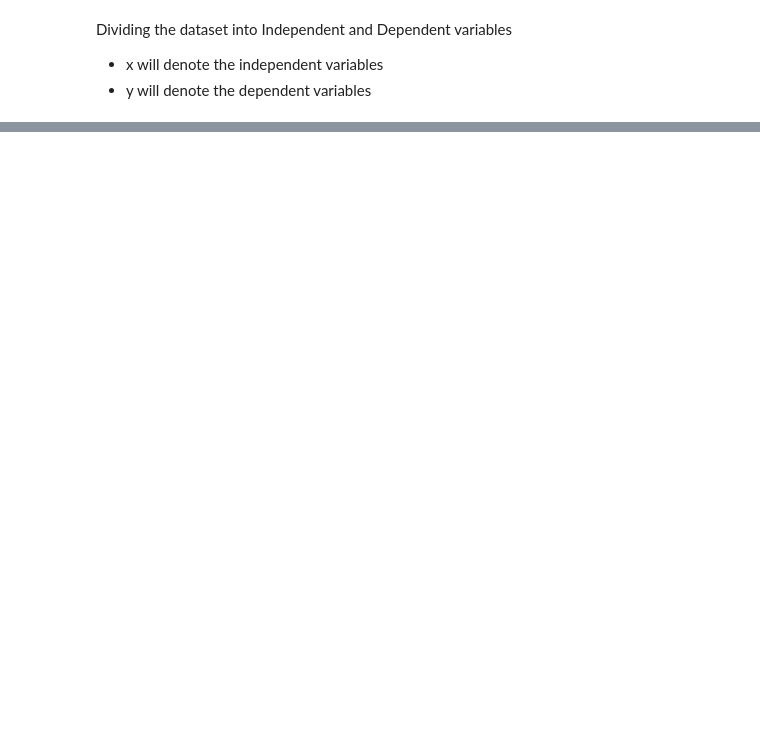
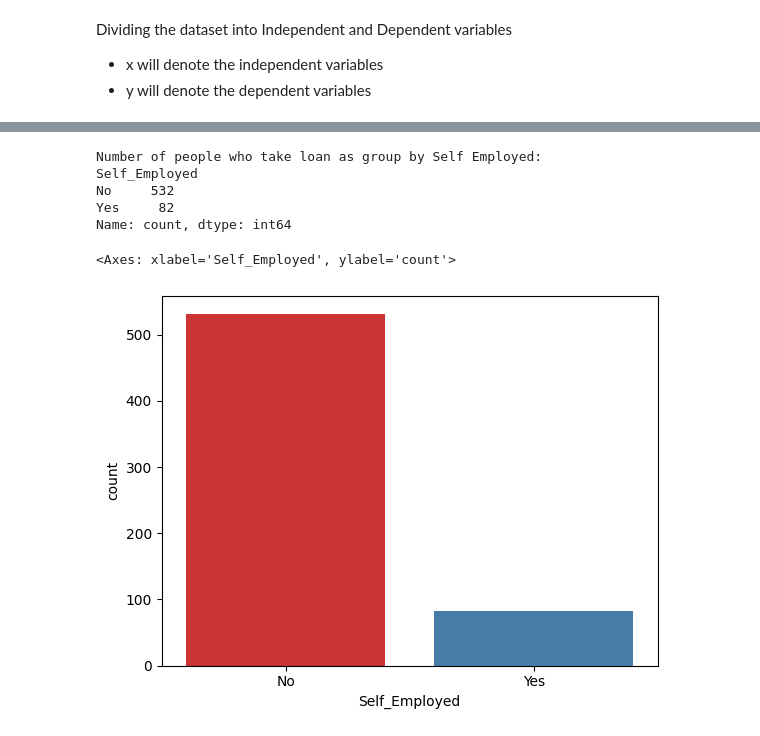
Before and after one commit to mechadns/loan-amount-prediction, a Jupyter notebook: Loan Amount Prediction.ipynb, the cells around one changed output, grey strips where cells are left out. Cells and saved outputs as stored; diff of their text form; code cells hidden in the pictures; blank space fills up the shorter version.

```diff
--- a/Loan Amount Prediction.ipynb
+++ b/Loan Amount Prediction.ipynb
@@ -152,0 +246,12 @@ Dividing the dataset into Independent and Dependent variables
+# %%
+print("Number of people who take loan as group by Self Employed: ")
+print(data['Self_Employed'].value_counts())
+sns.countplot(data=data, x="Self_Employed", palette='Set1')
+# %% [output]
+Number of people who take loan as group by Self Employed:
+Self_Employed
+No     532
+Yes     82
+Name: count, dtype: int64
+<Axes: xlabel='Self_Employed', ylabel='count'>
+[figure, added]
```
Also changed, not shown: parts of 11 cells of this notebook.
